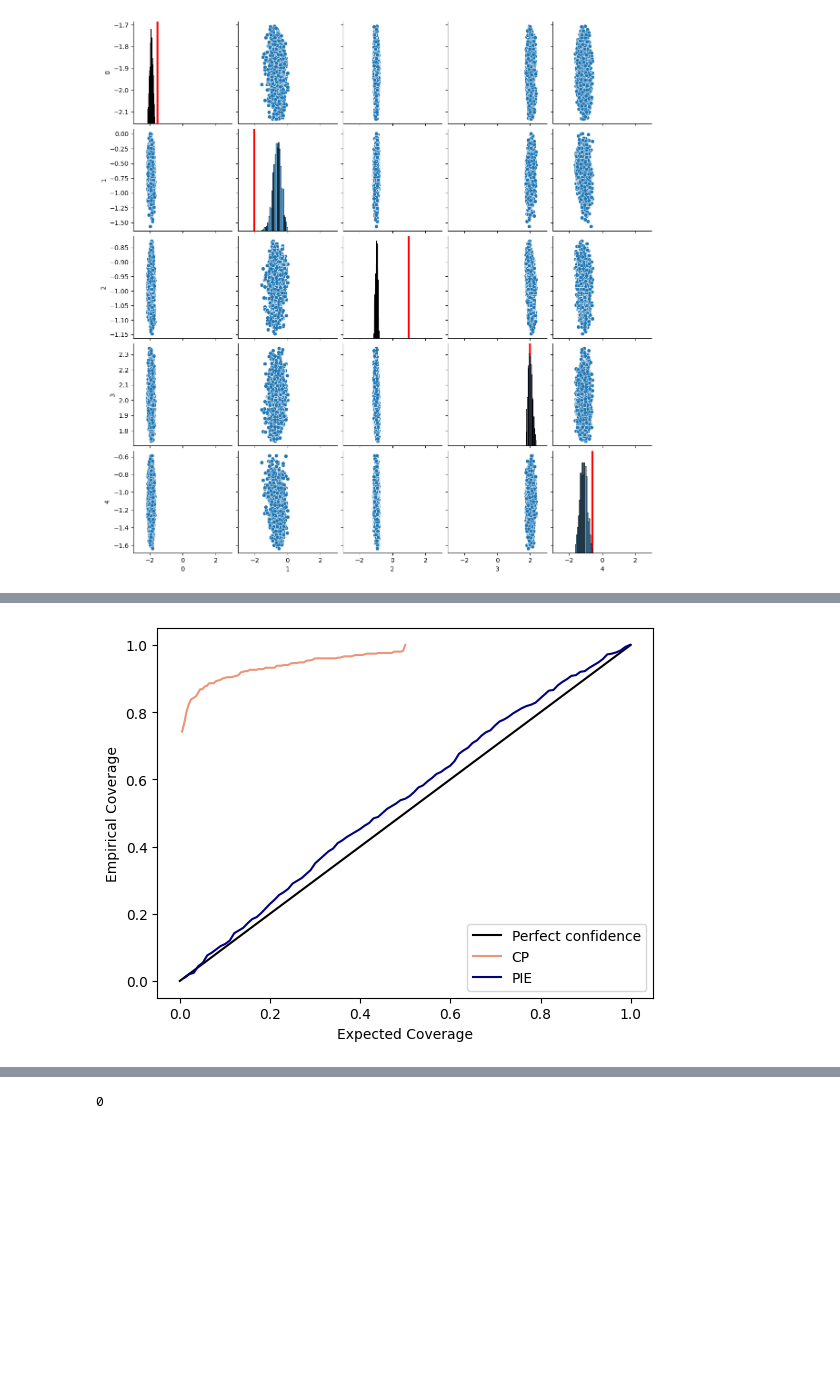
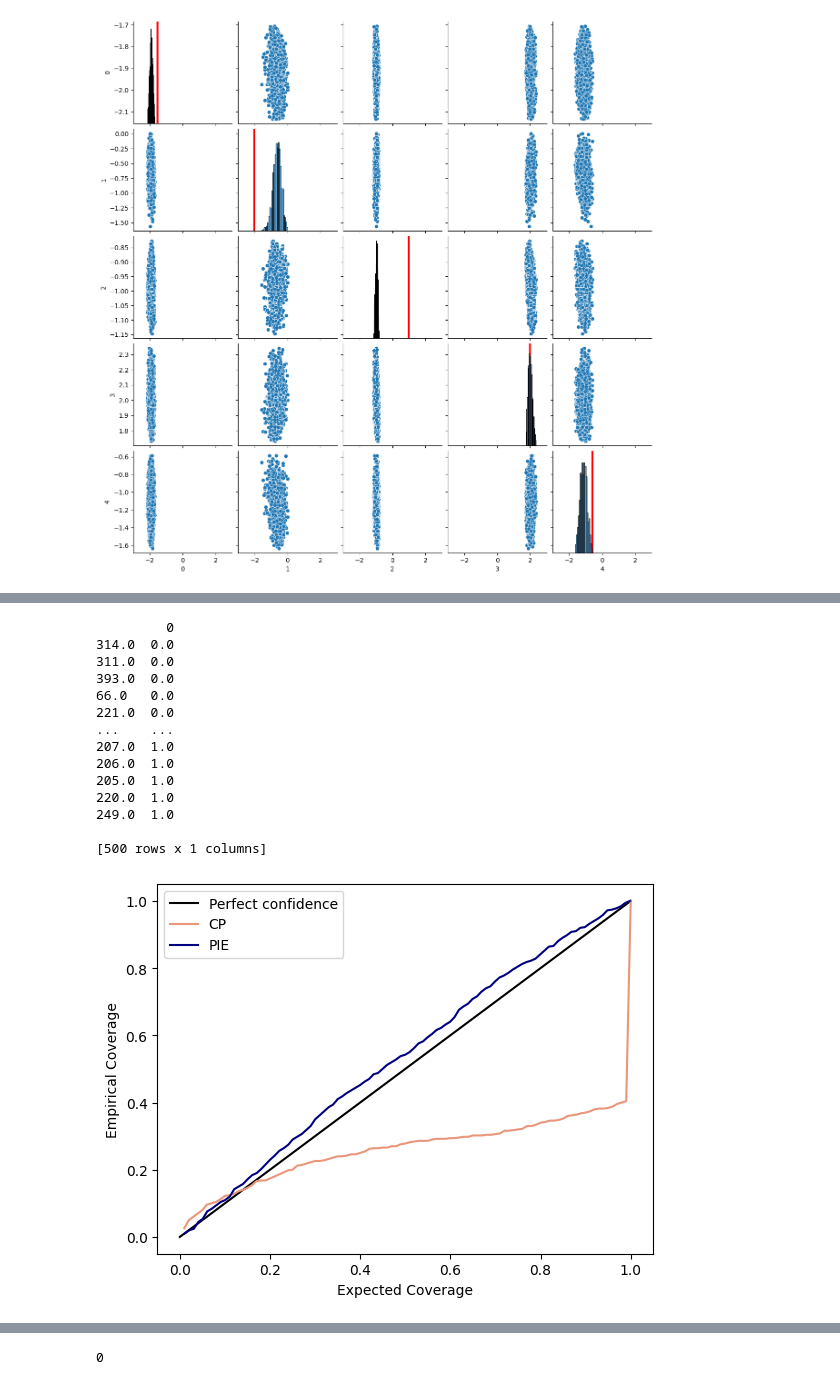
Before and after one commit to nadavbennun1/collective_posterior, a Jupyter notebook: SLCP/test collective.ipynb, the cells around one changed output, grey strips where cells are left out. Cells and saved outputs as stored; diff of their text form; code cells hidden in the pictures; blank space fills up the shorter version.

Commit message:
run some tests and fix SLCP IID covs

```diff
--- a/SLCP/test collective.ipynb
+++ b/SLCP/test collective.ipynb
@@ -64,24 +64,41 @@ plot_accuracy(cp_acc, ax, color='darksalmon')
 # %%
 def plot_covs(covs, ax, label, color):
     H,X1 = np.histogram(covs, bins = 100, normed = True)
     dx = X1[1] - X1[0]
     F1 = np.cumsum(H)*dx
     ax.plot(X1[1:], F1, label = label, color=color)
 
     ax.set_xlabel('Expected Coverage')
     ax.set_ylabel('Empirical Coverage')
     ax.legend()
     return
 
 fig, ax = plt.subplots()
 ax.plot(np.linspace(0,1,100),np.linspace(0,1,100), color='k', label='Perfect confidence')
-covs = pd.read_csv('tests/covs_SLCP.csv', index_col=0, dtype='float') / 2
+covs = pd.read_csv('tests/covs_SLCP.csv', index_col=0, dtype='float')
 plot_covs(covs,ax,label='CP',color='darksalmon')
 
+print(covs.sort_values(by='0'))
+
 covs_iid = pd.read_csv('tests/covs_SLCP_iid.csv', index_col=0, dtype='float') / 2
+covs_iid.to_csv('tests/covs_SLCP_iid.csv')
 plot_covs(covs_iid,ax,label='PIE',color='navy')
 # %% [output]
+         0
+314.0  0.0
+311.0  0.0
+393.0  0.0
+66.0   0.0
+221.0  0.0
+...    ...
+207.0  1.0
+206.0  1.0
+205.0  1.0
+220.0  1.0
+249.0  1.0
+
+[500 rows x 1 columns]
-[figure, old version]
+[figure, new version]
 # %%
 def coverage_old(posterior, conf_levels, thetas):
     covs = torch.empty(len(thetas),len(conf_levels), len(thetas[0]))
```
Also changed, not shown: parts of 1 cell of this notebook, 2 other files.
